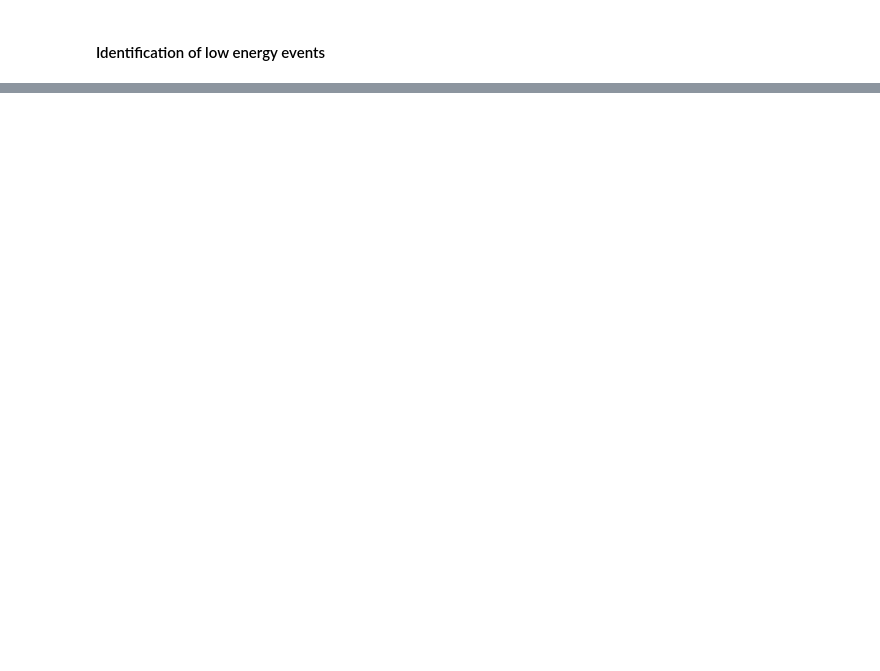
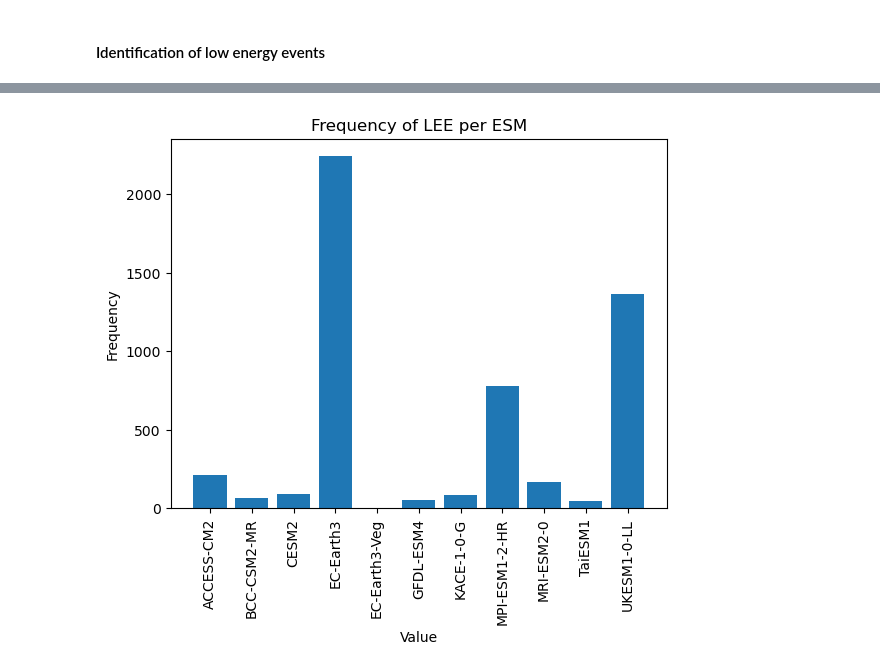
Before and after one commit to O-Nennecke/RL_2026_paper, a Jupyter notebook: LEE_Detection.ipynb, the cells around one changed output, grey strips where cells are left out. Drawn from its saved outputs; the diff is of its cells as text; code cells hidden in the pictures; blank space fills up the shorter version.

```diff
--- a/LEE_Detection.ipynb
+++ b/LEE_Detection.ipynb
@@ -197,0 +478,8 @@ plt.show()
+# %%
+# Identify events which are close to each other
+for i in range(LEE_7.shape[0]-1):
+    diff = LEE_7['date_start'][i + 1] - LEE_7['date_end'][i]
+    if diff < pd.Timedelta(days=7) and diff > pd.Timedelta(days=0) and LEE_7['ESM_run'][i] == LEE_7['ESM_run'][i + 1]:
+        print(diff, ':', i)
+        print(LEE_7['date_end'][i], LEE_7['date_start'][i + 1])
+        # print(i)
@@ -197,0 +644,16 @@ plt.show()
+# %%
+from collections import Counter
+# Count how often each value occurs
+value_counts = Counter(LEE['ESM'])
+
+# Extract the values and their counts
+values = list(value_counts.keys())
+counts = list(value_counts.values())
+
+runs = dict(model = ['ACCESS-CM2', 'BCC-CSM2-MR', 'CESM2', 'EC-Earth3', 'EC-Earth3-Veg', 'GFDL-ESM4', 'KACE-1-0-G', 'MPI-ESM1-2-HR', 'MRI-ESM2-0', 'TaiESM1', 'UKESM1-0-LL'],
+         run = [3, 1, 3, 58, 1, 1, 3, 10, 5, 1, 19])
+
+df = pd.DataFrame(runs)
+df['count'] = df['model'].map(value_counts)
+df['relative'] = df['count'] / df['run']
+df
@@ -197,0 +673,13 @@ plt.show()
+# %%
+# Create a bar plot
+plt.bar(df['model'], df['count'])
+
+# Add title and labels
+plt.title('Frequency of LEE per ESM')
+plt.xlabel('Value')
+plt.ylabel('Frequency')
+plt.xticks(rotation=90)
+# Show the plot
+plt.show()
+# %% [output]
+[figure, added]
```
Also changed, not shown: parts of 53 cells of this notebook, 6 other files.
